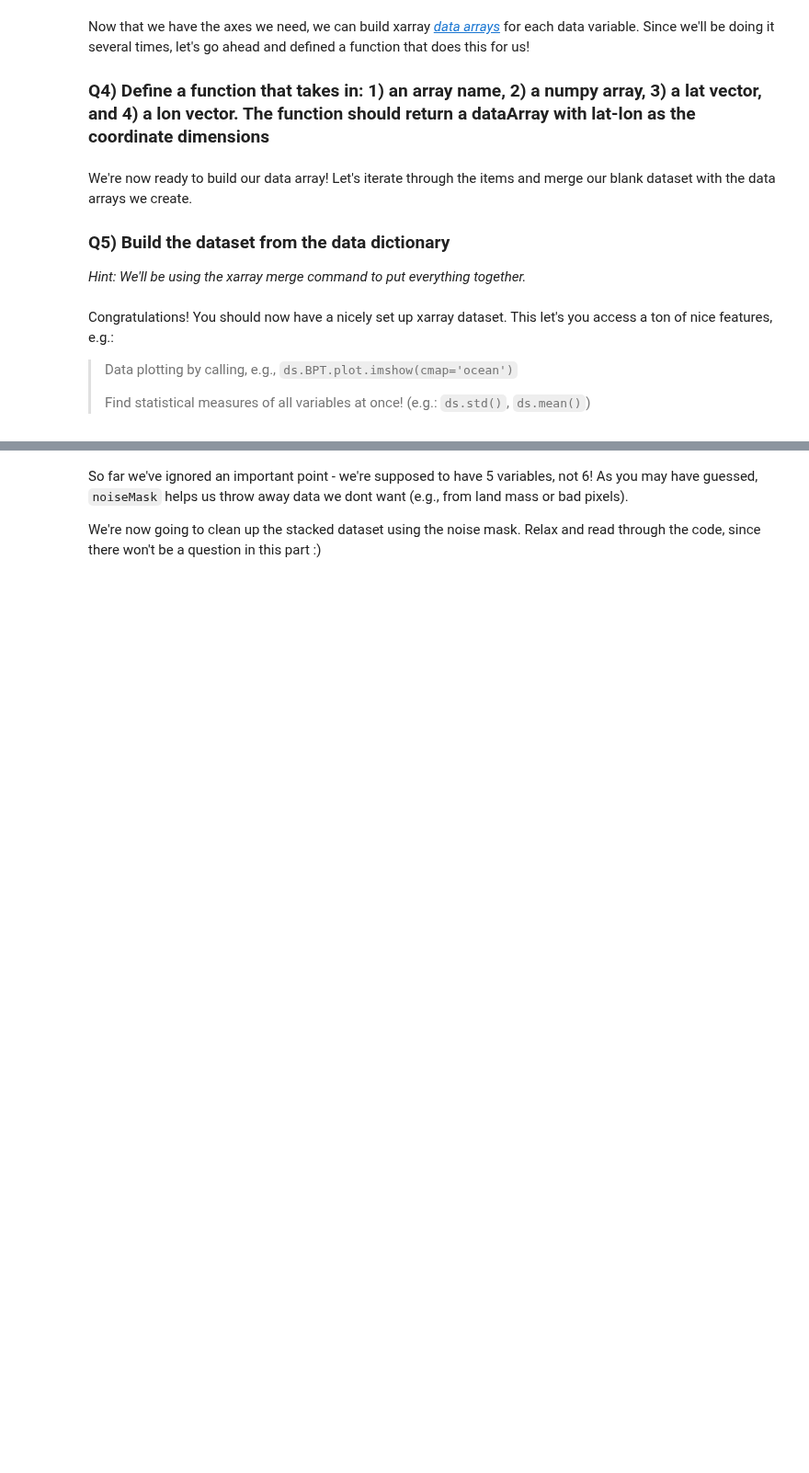
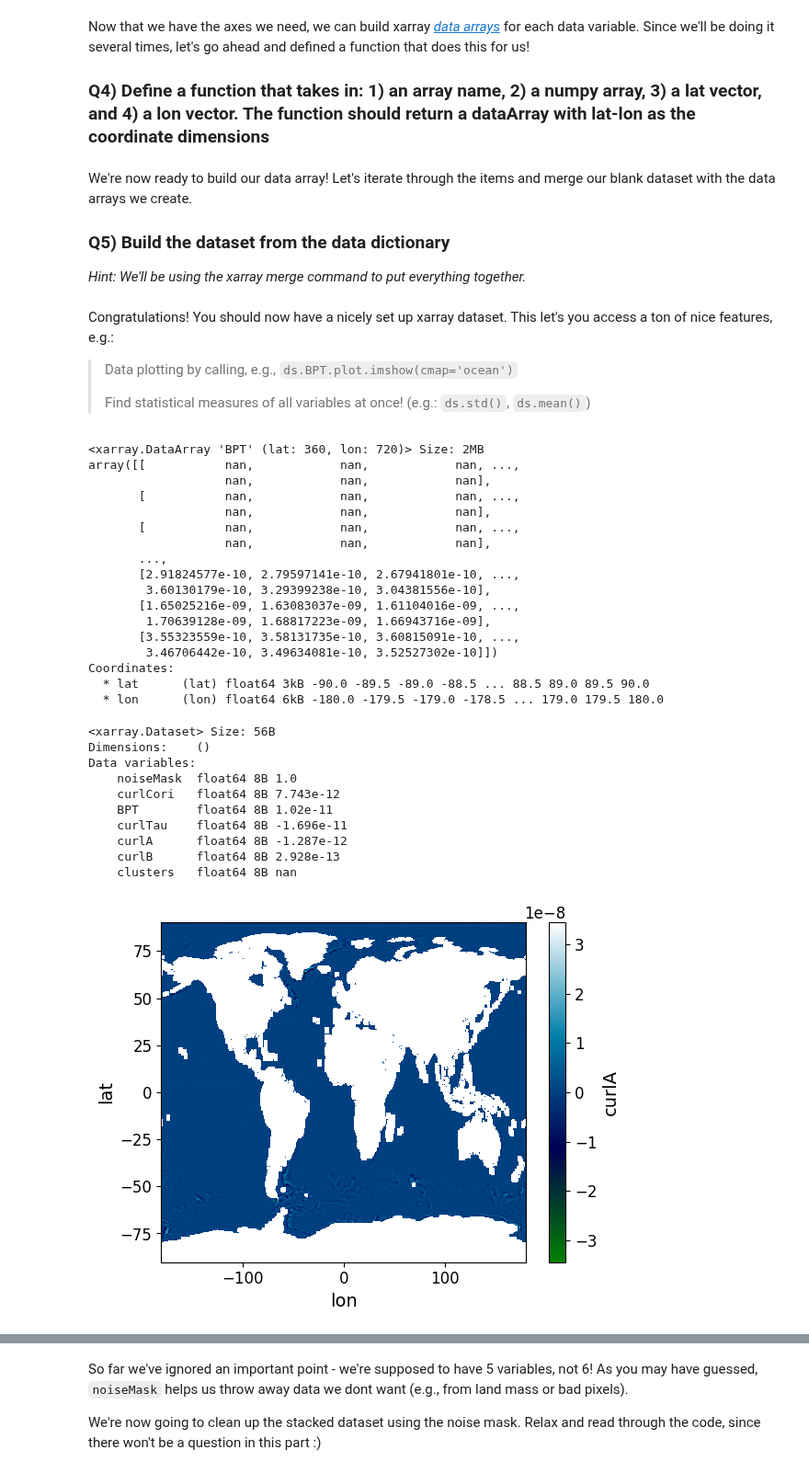
Before and after one commit to Sbindola/2026_MLEES_book, a Jupyter notebook: LABS/part-II/4.4-ocean-regimes-identification-exercises.ipynb, the cells around one changed output, grey strips where cells are left out. Shown at 92% size. Cells and saved outputs as stored; diff of their text form; code cells hidden in the pictures; blank space fills up the shorter version.

```diff
--- a/LABS/part-II/4.4-ocean-regimes-identification-exercises.ipynb
+++ b/LABS/part-II/4.4-ocean-regimes-identification-exercises.ipynb
@@ -147,8 +172,8 @@ Now that we know how the resolution of our data, we can prepare a set of axis ar
 # %%
 #Complete the code
 # Let's prepare the lat and lon axes for our data.
-lat =
-lon =
+lat = np.linspace(-90, 90, data_shape[0])
+lon = np.linspace(-180, 180, data_shape[1])
 # %% [markdown]
 Now that we have the axes we need, we can build xarray [*data arrays*](https://xarray.pydata.org/en/stable/generated/xarray.DataArray.html) for each data variable. Since we'll be doing it several times, let's go ahead and defined a function that does this for us!
 
@@ -157,17 +182,12 @@ Now that we have the axes we need, we can build xarray [*data arrays*](https://x
 #Complete the code
 def np_to_xr(array_name, array, lat, lon):
     #building the xarrray
-    da = xr.DataArray(data = _______, # Data to be stored
-
-                  #set the name of dimensions for the dataArray
-                  dims = ['lat', '_______'],
-
-                  #Set the dictionary pointing the name dimensions to np arrays
-                  coords = {'lat':_______,
-                            '_______':_______},
-
-                  name=_______)
-    return _______
+    da = xr.DataArray(data = array,           # Data to be stored
+                  dims = ['lat', 'lon'],      #set the name of dimensions for the dataArray
+                  coords = {'lat':lat,        #Set the dictionary pointing the name dimensions to np arrays
+                            'lon':lon},
+                  name=array_name)
+    return da
 # %% [markdown]
 We're now ready to build our data array! Let's iterate through the items and merge our blank dataset with the data arrays we create.
 
@@ -184,7 +204,7 @@ for key, item in data_dict.items():
     da = np_to_xr(key, item, lat, lon)
 
     # Merge the dataSet with the dataArray here!
-    ds = xr.merge( [____ , ____ ] )
+    dataset = xr.merge([dataset, da])
 # %% [markdown]
 Congratulations! You should now have a nicely set up xarray dataset. This let's you access a ton of nice features, e.g.:
 > Data plotting by calling, e.g., `ds.BPT.plot.imshow(cmap='ocean')`
@@ -192,6 +212,38 @@ Congratulations! You should now have a nicely set up xarray dataset. This let's
 > Find statistical measures of all variables at once! (e.g.: `ds.std()`, `ds.mean()`)
 # %%
 # Play around with the dataset here if you'd like :)
+print(dataset.BPT)
+dataset.curlA.plot.imshow(cmap='ocean')
+dataset.mean()
+# %% [output]
+<xarray.DataArray 'BPT' (lat: 360, lon: 720)> Size: 2MB
+array([[           nan,            nan,            nan, ...,
+                   nan,            nan,            nan],
+       [           nan,            nan,            nan, ...,
+                   nan,            nan,            nan],
+       [           nan,            nan,            nan, ...,
+                   nan,            nan,            nan],
+       ...,
+       [2.91824577e-10, 2.79597141e-10, 2.67941801e-10, ...,
+        3.60130179e-10, 3.29399238e-10, 3.04381556e-10],
+       [1.65025216e-09, 1.63083037e-09, 1.61104016e-09, ...,
+        1.70639128e-09, 1.68817223e-09, 1.66943716e-09],
+       [3.55323559e-10, 3.58131735e-10, 3.60815091e-10, ...,
+        3.46706442e-10, 3.49634081e-10, 3.52527302e-10]])
+Coordinates:
+  * lat      (lat) float64 3kB -90.0 -89.5 -89.0 -88.5 ... 88.5 89.0 89.5 90.0
+  * lon      (lon) float64 6kB -180.0 -179.5 -179.0 -178.5 ... 179.0 179.5 180.0
+<xarray.Dataset> Size: 56B
+Dimensions:    ()
+Data variables:
+    noiseMask  float64 8B 1.0
+    curlCori   float64 8B 7.743e-12
+    BPT        float64 8B 1.02e-11
+    curlTau    float64 8B -1.696e-11
+    curlA      float64 8B -1.287e-12
+    curlB      float64 8B 2.928e-13
+    clusters   float64 8B nan
+[figure, added]
 # %% [markdown]
 Now we want to find clusters of data considering each grid point as a datapoint with 5 dimensional data. However, we went through a lot of work to get the data nicely associated with a lat and lon - do we really want to undo that?
 
```
Also changed, not shown: parts of 19 cells of this notebook.
